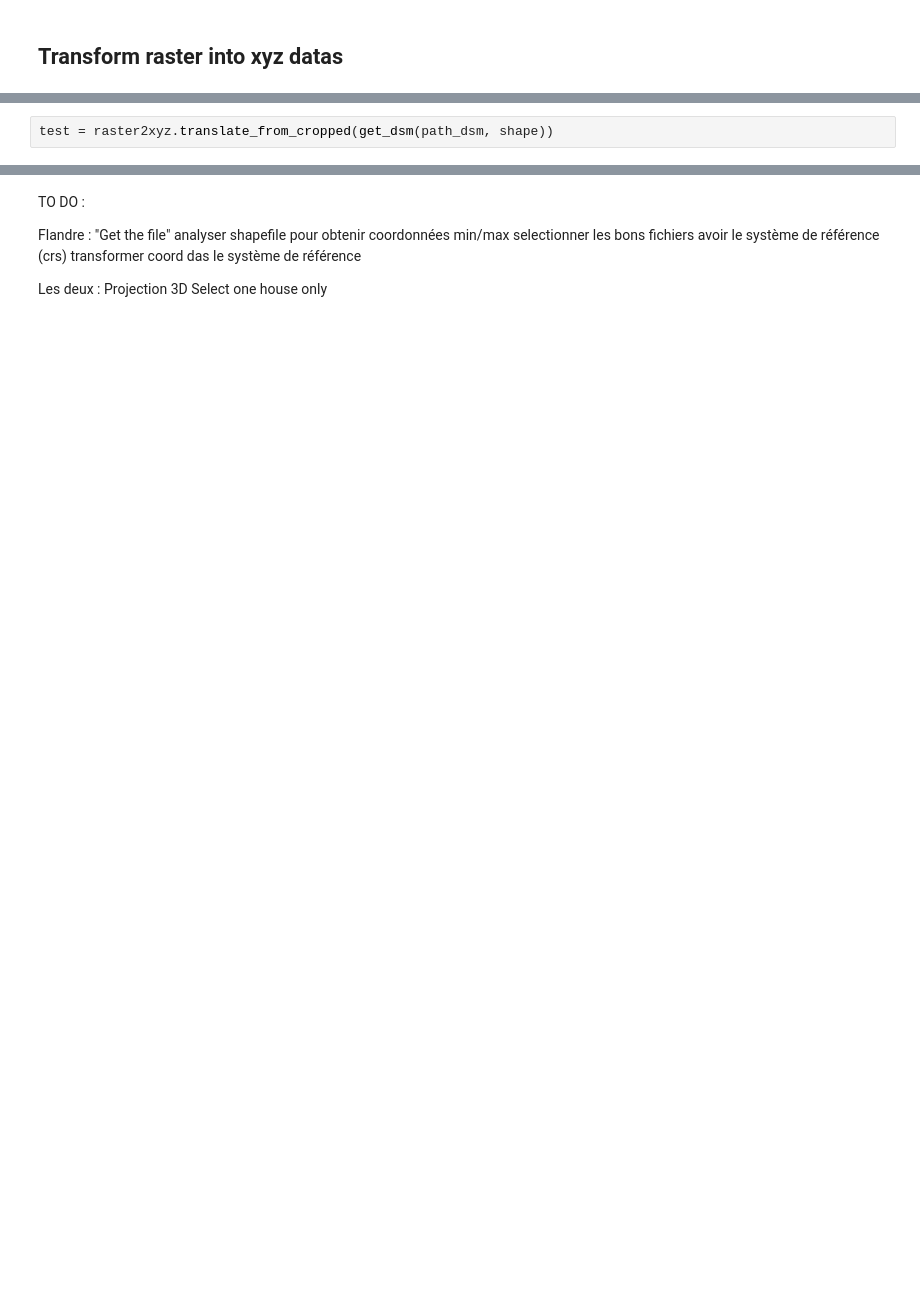
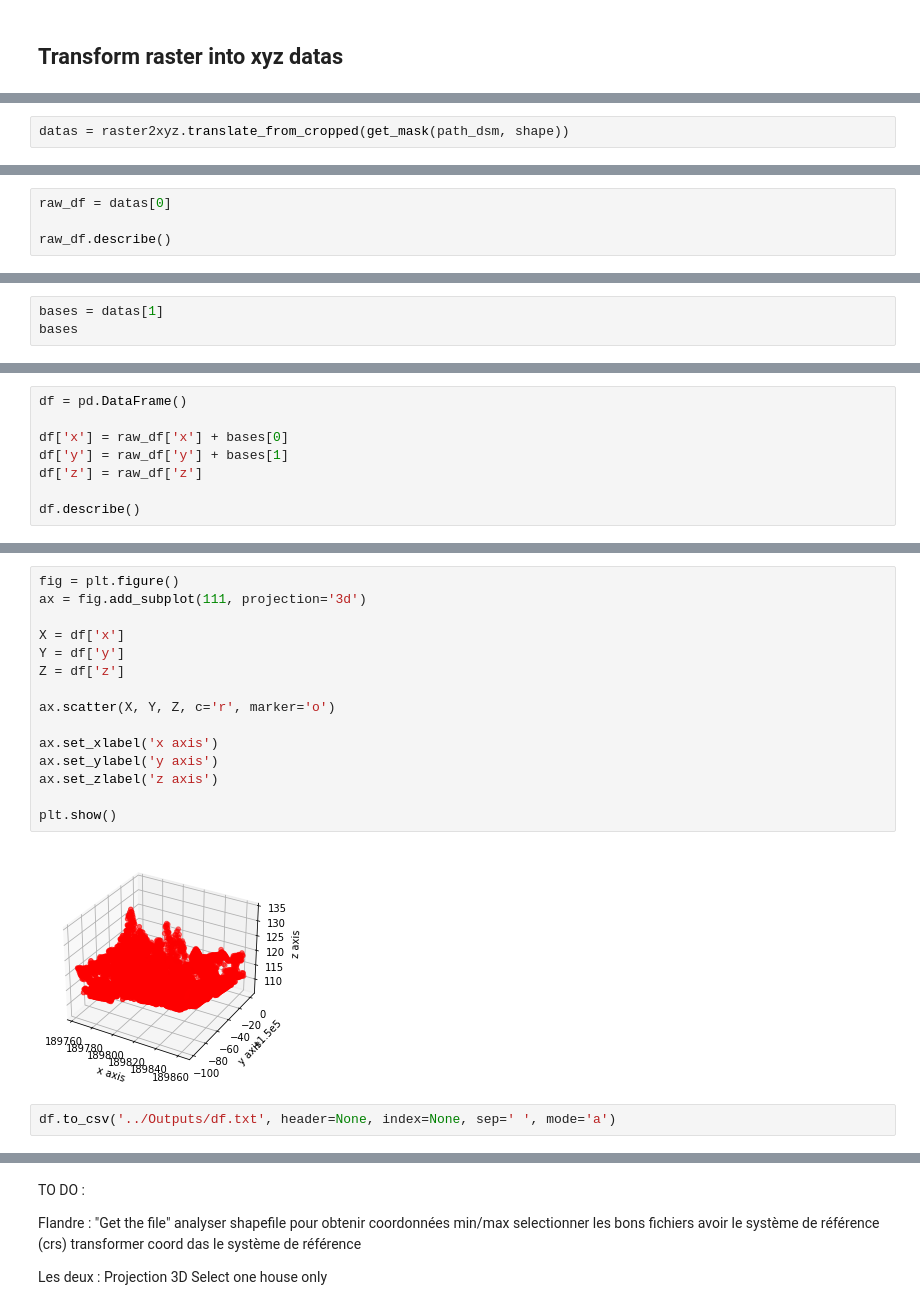
Before and after one commit to Demesmaeker/3D_Houses, a Jupyter notebook: App/main.ipynb, the cells around one changed output, grey strips where cells are left out. Saved outputs shown, nothing was run; the diff lists cells and outputs as text; blank space fills up the shorter version.

```diff
--- a/App/main.ipynb
+++ b/App/main.ipynb
@@ -388,2 +226,2 @@ raster2xyz = Raster2xyz()
 # %%
-test = raster2xyz.translate_from_cropped(get_dsm(path_dsm, shape))
+datas = raster2xyz.translate_from_cropped(get_mask(path_dsm, shape))
@@ -413,0 +228,4 @@ with rio.open('../Outputs/lidar_chm.tiff', 'w', **dsm_meta) as ff:
+# %%
+raw_df = datas[0]
+
+raw_df.describe()
@@ -413,0 +242,3 @@ with rio.open('../Outputs/lidar_chm.tiff', 'w', **dsm_meta) as ff:
+# %%
+bases = datas[1]
+bases
@@ -413,0 +247,8 @@ with rio.open('../Outputs/lidar_chm.tiff', 'w', **dsm_meta) as ff:
+# %%
+df = pd.DataFrame()
+
+df['x'] = raw_df['x'] + bases[0]
+df['y'] = raw_df['y'] + bases[1]
+df['z'] = raw_df['z']
+
+df.describe()
@@ -413,0 +281,19 @@ with rio.open('../Outputs/lidar_chm.tiff', 'w', **dsm_meta) as ff:
+# %%
+fig = plt.figure()
+ax = fig.add_subplot(111, projection='3d')
+
+X = df['x']
+Y = df['y']
+Z = df['z']
+
+ax.scatter(X, Y, Z, c='r', marker='o')
+
+ax.set_xlabel('x axis')
+ax.set_ylabel('y axis')
+ax.set_zlabel('z axis')
+
+plt.show()
+# %% [output]
+[figure, added]
+# %%
+df.to_csv('../Outputs/df.txt', header=None, index=None, sep=' ', mode='a')
```
Also changed, not shown: parts of 30 cells of this notebook, 4 other files.
